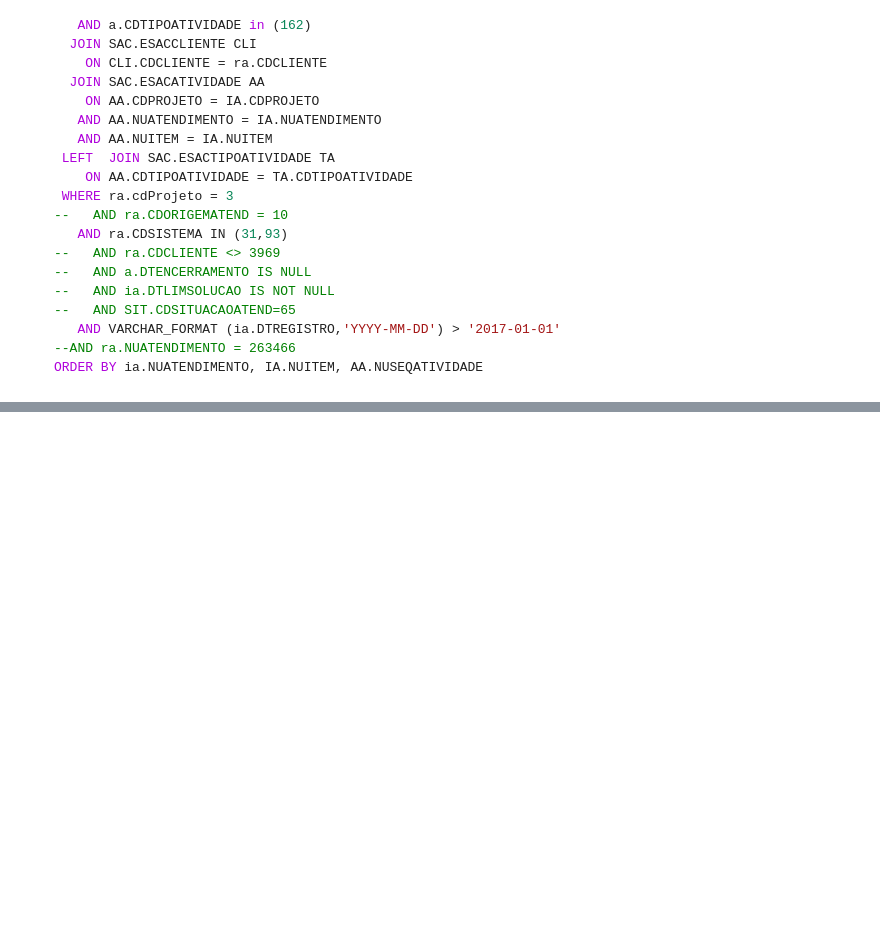
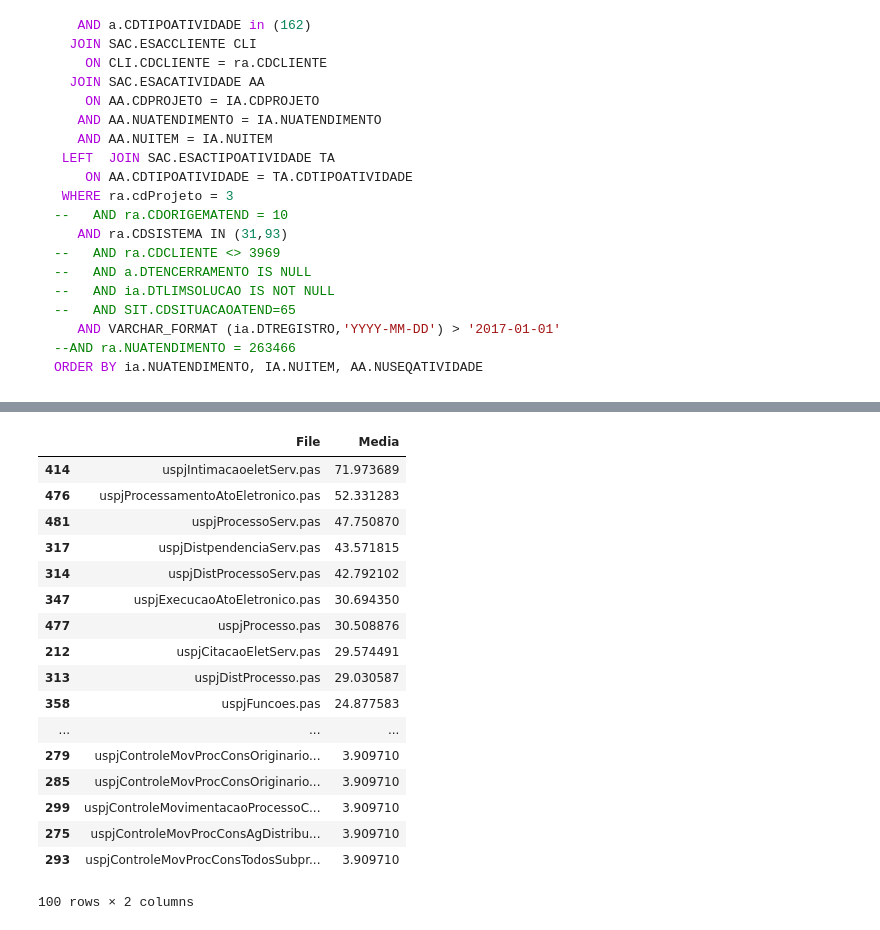
Before and after one commit to wilianselzlein/Metricas, a Jupyter notebook: Changesets.ipynb, the cells around one changed output, grey strips where cells are left out. Cells and saved outputs as stored; diff of their text form; code cells hidden in the pictures; blank space fills up the shorter version.

```diff
--- a/Changesets.ipynb
+++ b/Changesets.ipynb
@@ -265,0 +373,22 @@ dfChangesets.query('HORASTOTAIS > 50')
+# %%
+HorasFile = dfChangesets[dfChangesets.Equipe == 'Correcao'].groupby('File', as_index=False).agg({"Media": "sum"})
+HorasFile.sort_values(by='Media', ascending=False).head(100)
+# %% [output]
+|  | File | Media |
+| 414 | uspjIntimacaoeletServ.pas | 71.973689 |
+| 476 | uspjProcessamentoAtoEletronico.pas | 52.331283 |
+| 481 | uspjProcessoServ.pas | 47.750870 |
+| 317 | uspjDistpendenciaServ.pas | 43.571815 |
+| 314 | uspjDistProcessoServ.pas | 42.792102 |
+| 347 | uspjExecucaoAtoEletronico.pas | 30.694350 |
+| 477 | uspjProcesso.pas | 30.508876 |
+| 212 | uspjCitacaoEletServ.pas | 29.574491 |
+| 313 | uspjDistProcesso.pas | 29.030587 |
+| 358 | uspjFuncoes.pas | 24.877583 |
+| ... | ... | ... |
+| 279 | uspjControleMovProcConsOriginario... | 3.909710 |
+| 285 | uspjControleMovProcConsOriginario... | 3.909710 |
+| 299 | uspjControleMovimentacaoProcessoC... | 3.909710 |
+| 275 | uspjControleMovProcConsAgDistribu... | 3.909710 |
+| 293 | uspjControleMovProcConsTodosSubpr... | 3.909710 |
+100 rows × 2 columns
```
Also changed, not shown: parts of 9 cells of this notebook.
